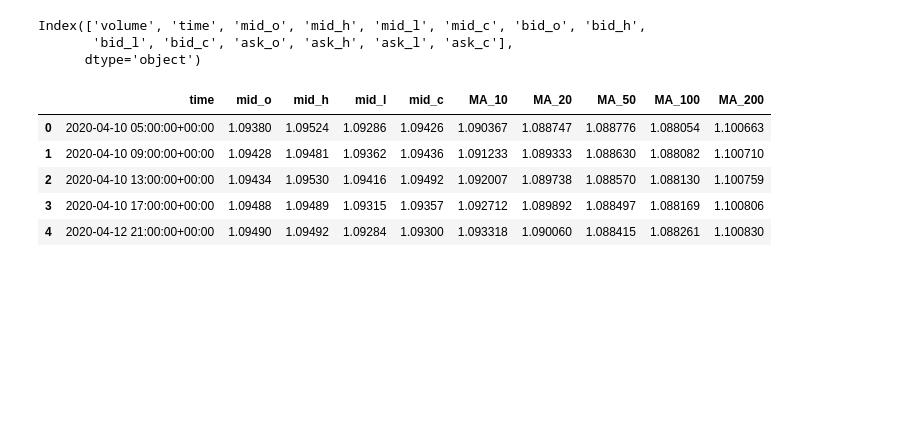
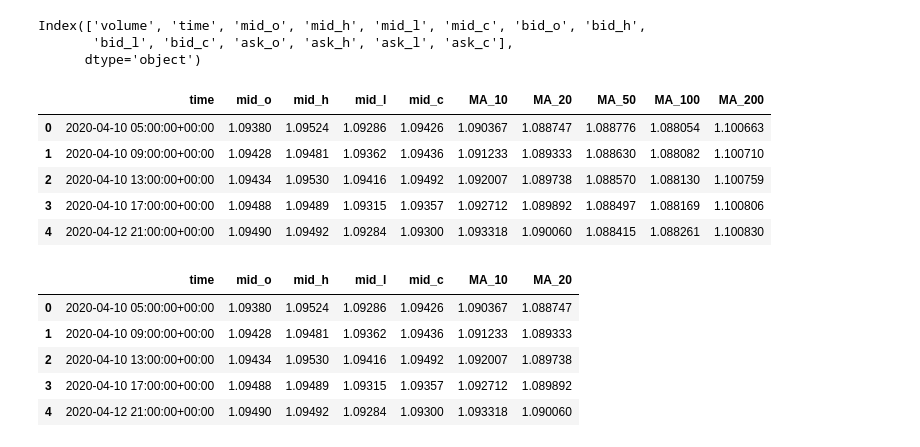
Before and after one commit to fauk74/Forex_Algorithms, a Jupyter notebook: exploration/MA_test.ipynb, the cells around one changed output. Cells and saved outputs as stored; diff of their text form; code cells hidden in the pictures; blank space fills up the shorter version.

```diff
--- a/exploration/MA_test.ipynb
+++ b/exploration/MA_test.ipynb
@@ -40,0 +49,9 @@ cp.show_plot(line_traces=traces)
+# %%
+df_an.head()
+# %% [output]
+|  | time | mid_o | mid_h | mid_l | mid_c | MA_10 | MA_20 |
+| 0 | 2020-04-10 05:00:00+00:00 | 1.09380 | 1.09524 | 1.09286 | 1.09426 | 1.090367 | 1.088747 |
+| 1 | 2020-04-10 09:00:00+00:00 | 1.09428 | 1.09481 | 1.09362 | 1.09436 | 1.091233 | 1.089333 |
+| 2 | 2020-04-10 13:00:00+00:00 | 1.09434 | 1.09530 | 1.09416 | 1.09492 | 1.092007 | 1.089738 |
+| 3 | 2020-04-10 17:00:00+00:00 | 1.09488 | 1.09489 | 1.09315 | 1.09357 | 1.092712 | 1.089892 |
+| 4 | 2020-04-12 21:00:00+00:00 | 1.09490 | 1.09492 | 1.09284 | 1.09300 | 1.093318 | 1.090060 |
```
Also changed, not shown: parts of 23 cells of this notebook, 3 other files.
